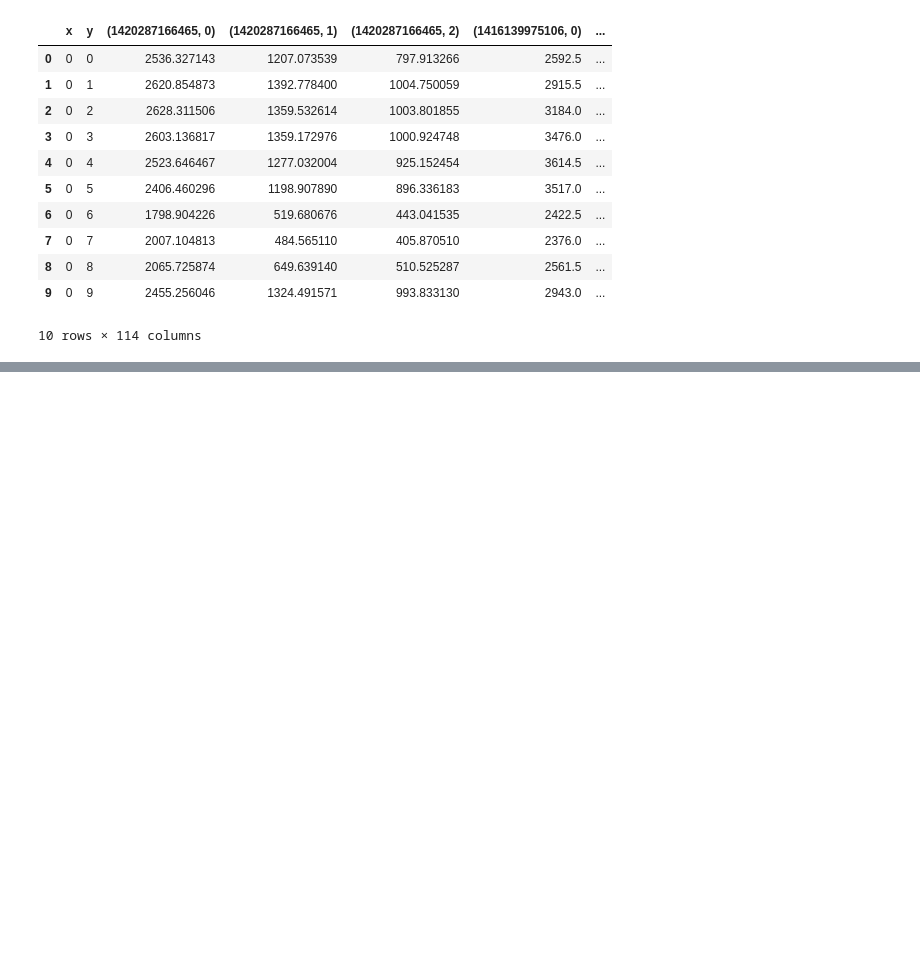
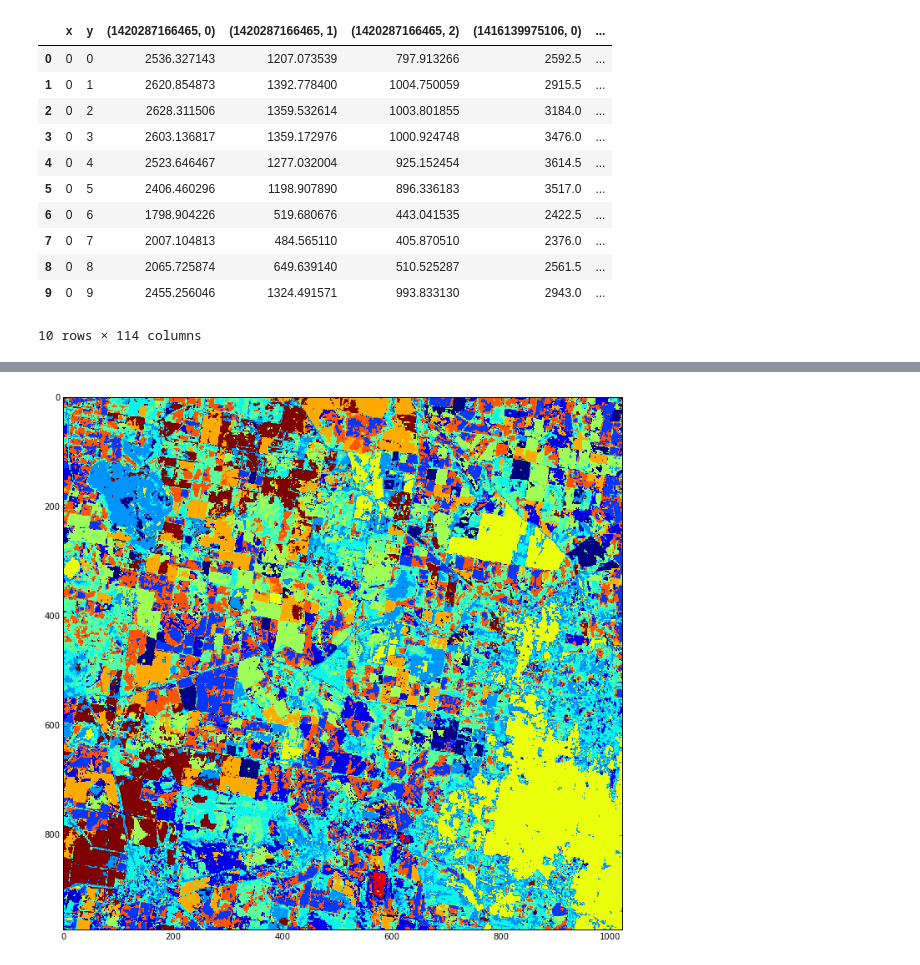
Before and after one commit to HKCaesar/EarthEngineDataProcessing, a Jupyter notebook: alternative.ipynb, the cells around one changed output, grey strips where cells are left out. Saved outputs shown, nothing was run; the diff lists cells and outputs as text; code cells hidden in the pictures; blank space fills up the shorter version.

Commit message:
clustering

```diff
--- a/alternative.ipynb
+++ b/alternative.ipynb
@@ -188,7 +181,7 @@ labels.shape
 pix_array = labels.reshape(labels.shape[0] * labels.shape[1], labels.shape[2])
 # %%
 # unique colours in the label pic
-label_colours = {tuple(row) for row in pix_array})
+label_colours = np.vstack({tuple(row) for row in pix_array})
 label_colours
 # %% [output]
 array([[246, 255,   0],
@@ -264,0 +303,9 @@ train_labelled.head(10)
+# %%
+random_state = 170
+X = train_labelled.ix[:, 2:-1]
+y = train_labelled.ix[:, 'label']
+cls = KMeans(n_clusters=12, random_state=random_state, n_jobs=8).fit_predict(X)
+# %%
+cls_table = train_labelled.iloc[:, :2]
+cls_table['cluster'] = cls
+cls_table.head()
@@ -264,0 +319,2 @@ train_labelled.head(10)
+# %%
+cls_map = cls_table.pivot(index='x', columns='y', values='cluster')
@@ -264,0 +330,6 @@ train_labelled.head(10)
+# %%
+plt.figure(figsize=(12, 12))
+plt.imshow(cls_map, interpolation='nearest')
+plt.show()
+# %% [output]
+[figure, added]
```
Also changed, not shown: parts of 19 cells of this notebook, 1 other file.
